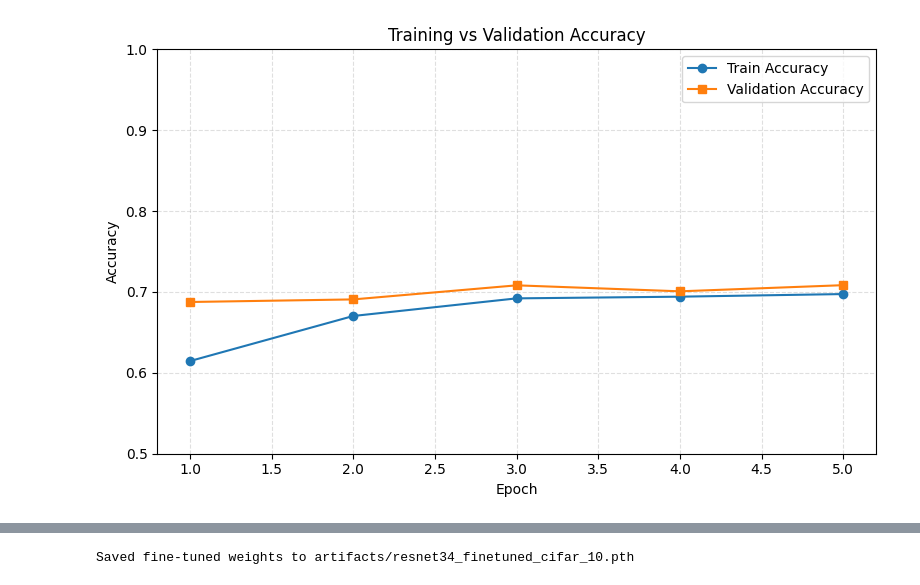
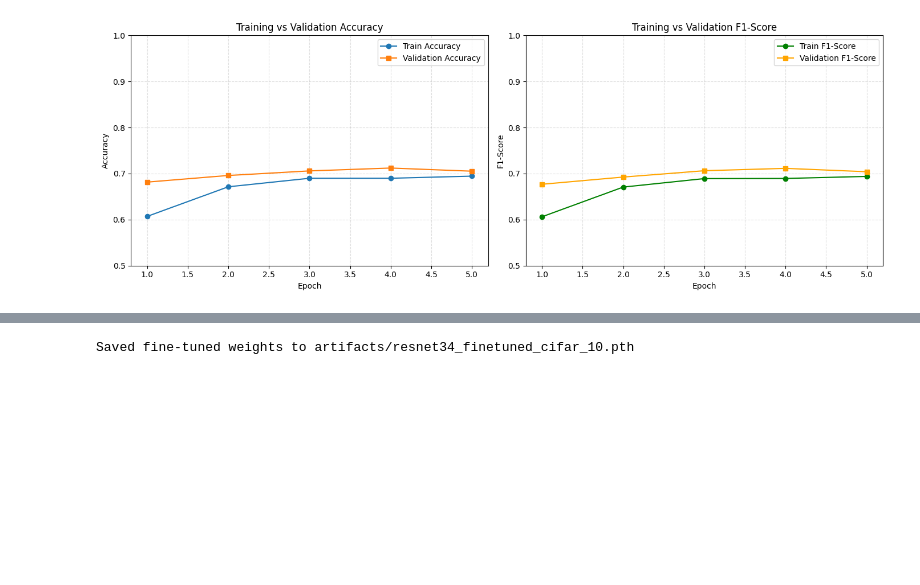
Before and after one commit to BebekJK/ie4483, a Jupyter notebook: cifar-10.ipynb, the cells around one changed output, grey strips where cells are left out. Saved outputs shown, nothing was run; the diff lists cells and outputs as text; code cells hidden in the pictures; blank space fills up the shorter version.

```diff
--- a/cifar-10.ipynb
+++ b/cifar-10.ipynb
@@ -21,7 +22,7 @@ from torchvision.utils import make_grid
 DATA_ROOT = Path("cifar-10-batches-py")
 IMG_SIZE = 224
 BATCH_SIZE = 32
-NUM_WORKERS = 1
+NUM_WORKERS = 0
 
 IMAGENET_MEAN = (0.485, 0.456, 0.406)
 IMAGENET_STD = (0.229, 0.224, 0.225)
@@ -30,7 +31,7 @@ def create_dataloaders(data_root: Path,
                        batch_size: int = BATCH_SIZE,
                        img_size: int = IMG_SIZE,
                        num_workers: int = NUM_WORKERS,
-                       val_split: float = 0.1):
+                       val_split: float = 0.2):
     """Create dataloaders for CIFAR-10 (raw batch files) or fallback to ImageFolder layout."""
     data_root = Path(data_root)
     if not data_root.exists():
@@ -385,26 +515,39 @@ Test Loss: 0.5229 Acc: 0.8289
 # %%
-def plot_accuracy(history: dict[str, list[float]]):
-    """Plot training and validation accuracy history."""
+def plot_metrics(history: dict[str, list[float]]):
+    """Plot training and validation accuracy and F1-score history."""
     epochs = range(1, len(history.get("train_acc", [])) + 1)
     if not epochs:
         raise ValueError("History is empty; run training before plotting.")
 
-    plt.figure(figsize=(8, 5))
-    plt.plot(epochs, history["train_acc"], label="Train Accuracy", marker="o")
-    plt.plot(epochs, history["val_acc"], label="Validation Accuracy", marker="s")
-    plt.xlabel("Epoch")
-    plt.ylabel("Accuracy")
-    plt.title("Training vs Validation Accuracy")
-    plt.ylim(0.50, 1.0)
-    plt.grid(True, linestyle="--", alpha=0.4)
-    plt.legend()
+    fig, (ax1, ax2) = plt.subplots(1, 2, figsize=(14, 5))
+
+    # Accuracy plot
+    ax1.plot(epochs, history["train_acc"], label="Train Accuracy", marker="o")
+    ax1.plot(epochs, history["val_acc"], label="Validation Accuracy", marker="s")
+    ax1.set_xlabel("Epoch")
+    ax1.set_ylabel("Accuracy")
+    ax1.set_title("Training vs Validation Accuracy")
+    ax1.set_ylim(0.50, 1.0)
+    ax1.grid(True, linestyle="--", alpha=0.4)
+    ax1.legend()
+
+    # F1-score plot
+    ax2.plot(epochs, history["train_f1"], label="Train F1-Score", marker="o", color='green')
+    ax2.plot(epochs, history["val_f1"], label="Validation F1-Score", marker="s", color='orange')
+    ax2.set_xlabel("Epoch")
+    ax2.set_ylabel("F1-Score")
+    ax2.set_title("Training vs Validation F1-Score")
+    ax2.set_ylim(0.50, 1.0)
+    ax2.grid(True, linestyle="--", alpha=0.4)
+    ax2.legend()
+
     plt.tight_layout()
     plt.show()
 
 
-plot_accuracy(training_history)
+plot_metrics(training_history)
 # %% [output]
-[figure, old version]
+[figure, new version]
 # %%
 def unfreeze_last_blocks(model: nn.Module, num_blocks: int = 2) -> nn.Module:
     """Enable gradient updates for the last few residual blocks and classifier."""
```
Also changed, not shown: parts of 8 cells of this notebook, 1 other file.
